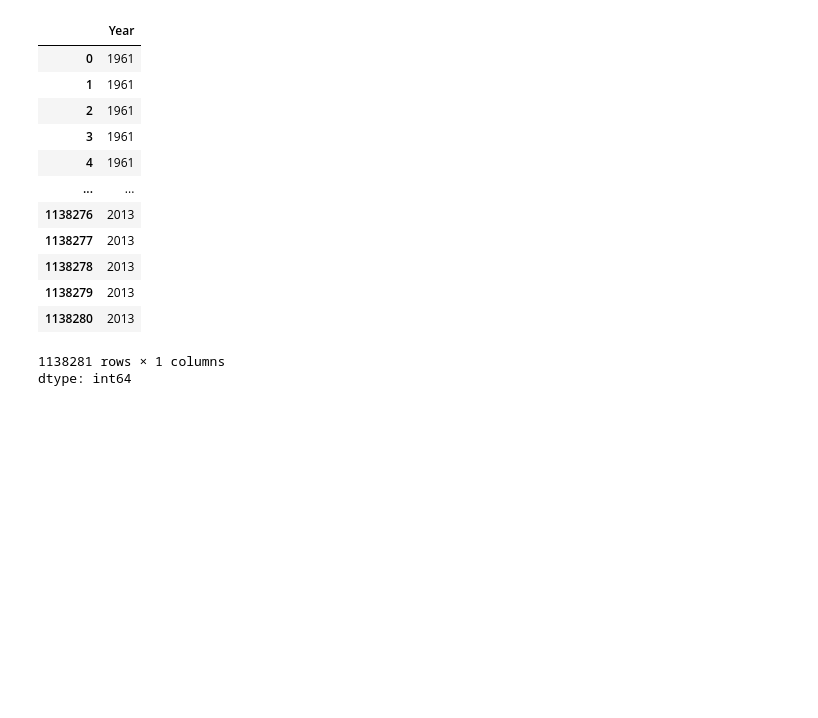
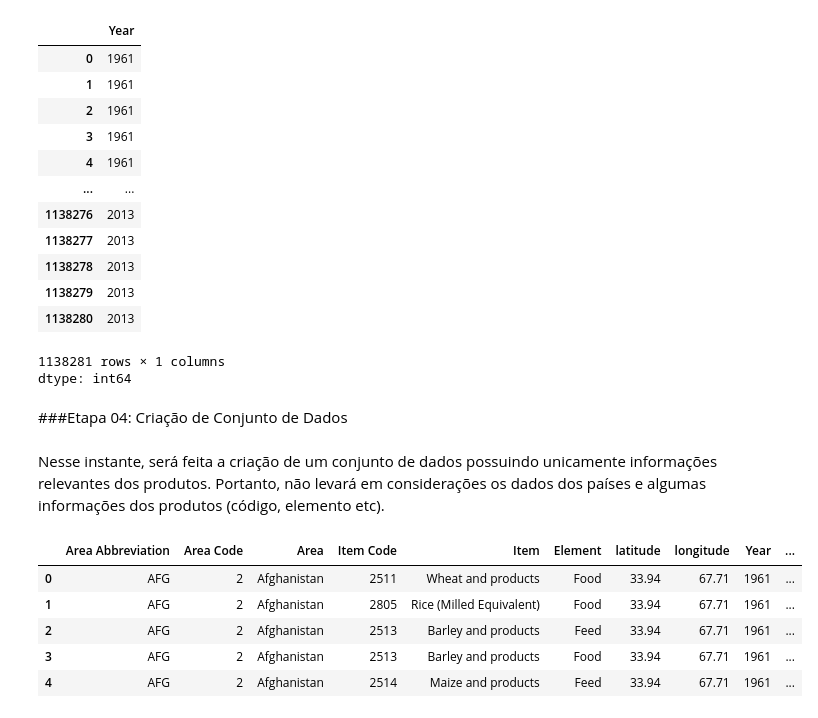
Before and after one commit to matheuspfferreira/python_data_science, a Jupyter notebook: Exportações Internacionais - 09/notebook/nb_exportacoes.ipynb, the cells around one changed output. Cells and saved outputs as stored; diff of their text form; code cells hidden in the pictures; blank space fills up the shorter version.

```diff
--- a/Exportações Internacionais - 09/notebook/nb_exportacoes.ipynb
+++ b/Exportações Internacionais - 09/notebook/nb_exportacoes.ipynb
@@ -237,3 +237,18 @@ dados['Year']
 | 1138280 | 2013 |
 1138281 rows × 1 columns
 dtype: int64
+# %% [markdown]
+###Etapa 04: Criação de Conjunto de Dados
+# %% [markdown]
+Nesse instante, será feita a criação de um conjunto de dados possuindo unicamente informações relevantes dos produtos. Portanto, não levará em considerações os dados dos países e algumas informações dos produtos (código, elemento etc).
+# %%
+# Criando uma cópia do dataframe
+produtos = dados
+produtos.head()
+# %% [output]
+|  | Area Abbreviation | Area Code | Area | Item Code | Item | Element | latitude | longitude | Year | ... |
+| 0 | AFG | 2 | Afghanistan | 2511 | Wheat and products | Food | 33.94 | 67.71 | 1961 | ... |
+| 1 | AFG | 2 | Afghanistan | 2805 | Rice (Milled Equivalent) | Food | 33.94 | 67.71 | 1961 | ... |
+| 2 | AFG | 2 | Afghanistan | 2513 | Barley and products | Feed | 33.94 | 67.71 | 1961 | ... |
+| 3 | AFG | 2 | Afghanistan | 2513 | Barley and products | Food | 33.94 | 67.71 | 1961 | ... |
+| 4 | AFG | 2 | Afghanistan | 2514 | Maize and products | Feed | 33.94 | 67.71 | 1961 | ... |
```
Also changed, not shown: parts of 6 cells of this notebook.
